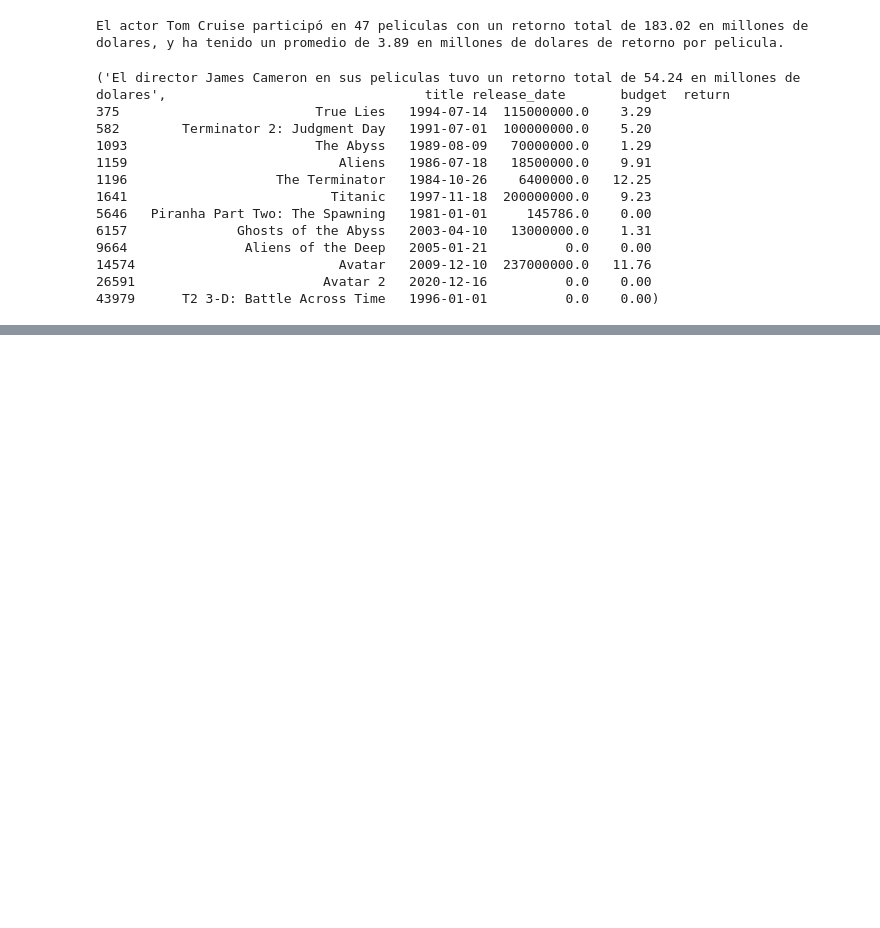
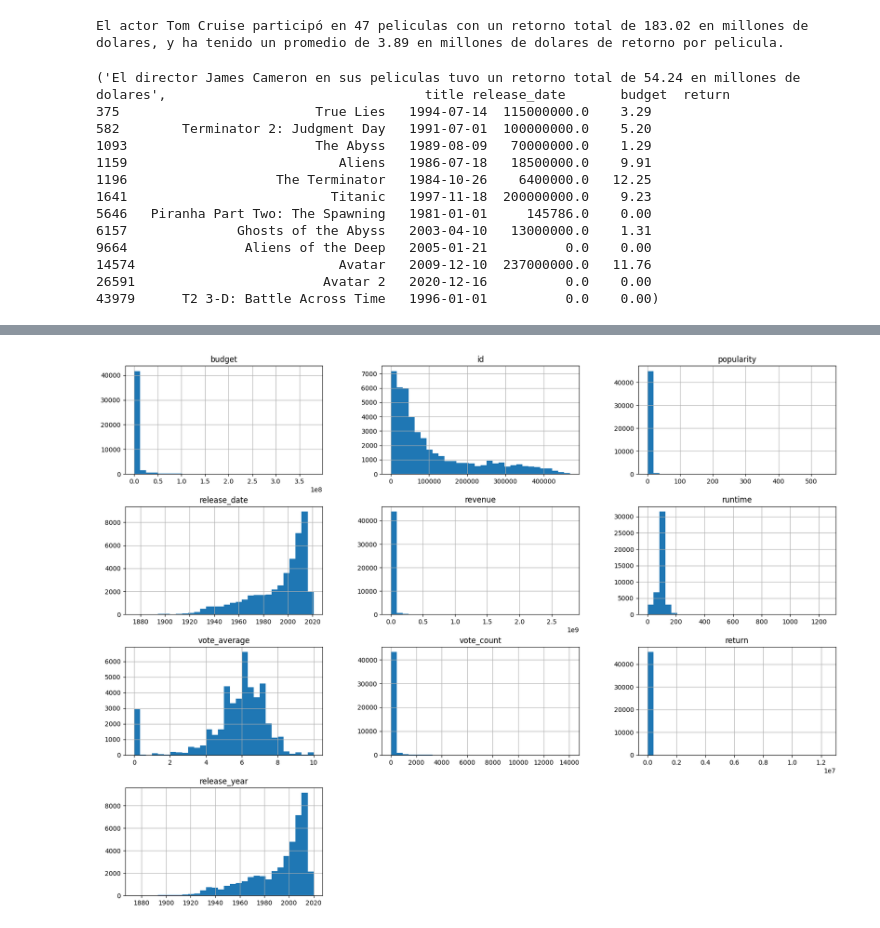
Before and after one commit to ALEJ-CAZA/Proyecto_MOVIES, a Jupyter notebook: Note_PI1_MLOps.ipynb, the cells around one changed output, grey strips where cells are left out. Cells and saved outputs as stored; diff of their text form; code cells hidden in the pictures; blank space fills up the shorter version.

```diff
--- a/Note_PI1_MLOps.ipynb
+++ b/Note_PI1_MLOps.ipynb
@@ -568,0 +614,6 @@ print(ver_director)
+# %%
+#Grafiquemos histogramas de las variables numericas
+movies_credits_final.hist(bins=30, figsize=(20, 15))
+plt.show()
+# %% [output]
+[figure, added]
```
Also changed, not shown: parts of 33 cells of this notebook, 1 other file.
